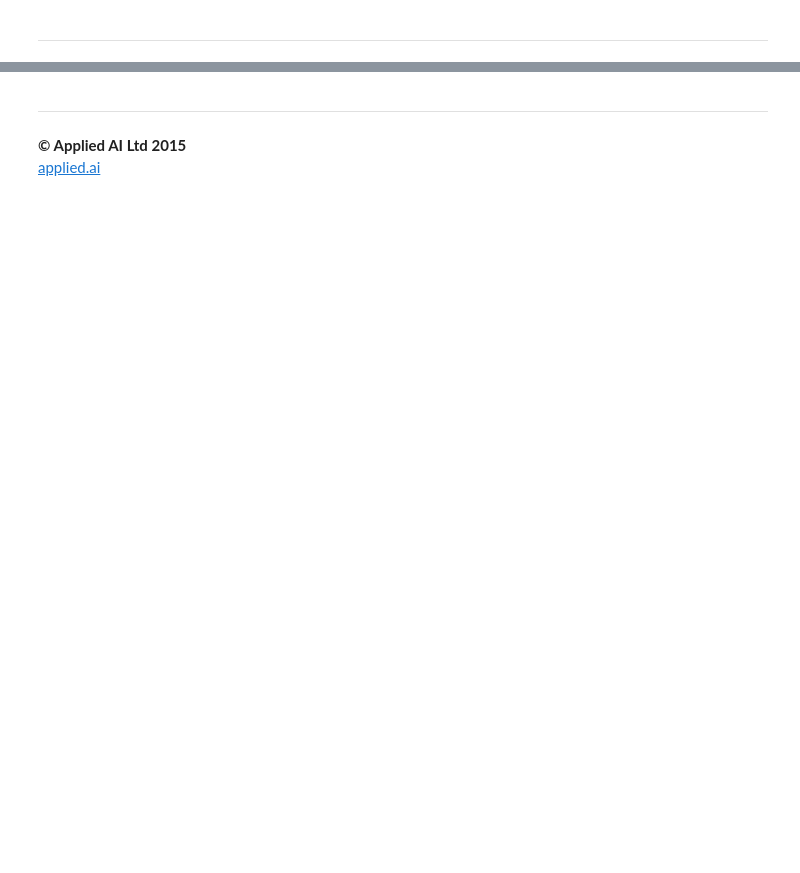
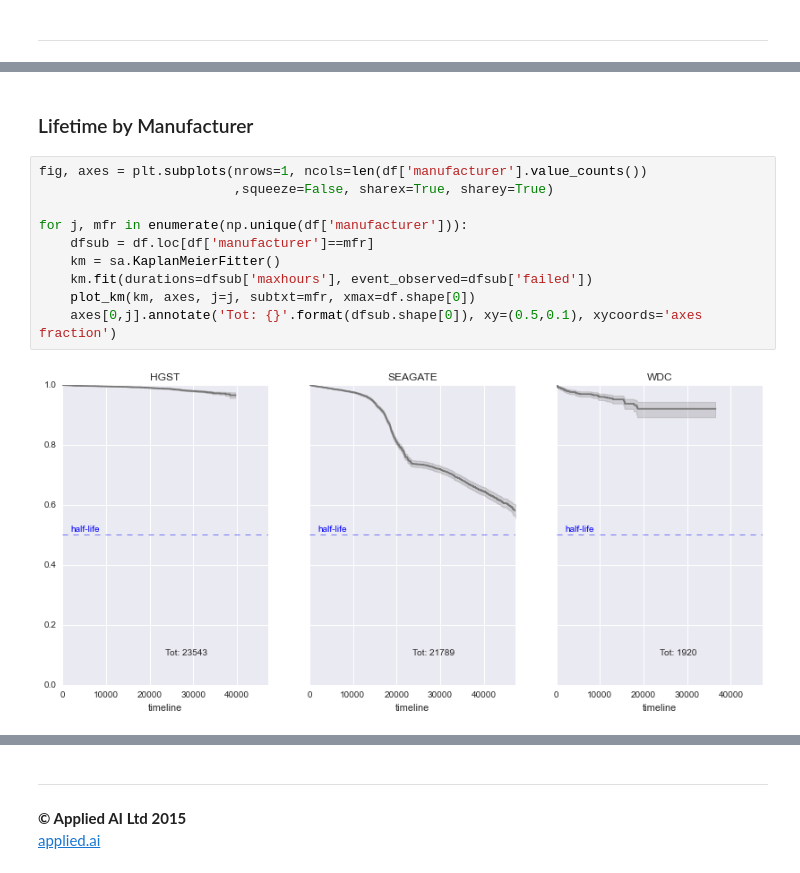
Before and after one commit to vnnw/appliedai_survivalhdd, a Jupyter notebook: 03_KaplanMeierModel.ipynb, the cells around one changed output, grey strips where cells are left out. Drawn from its saved outputs; the diff is of its cells as text; blank space fills up the shorter version.

```diff
--- a/03_KaplanMeierModel.ipynb
+++ b/03_KaplanMeierModel.ipynb
@@ -230,0 +145,14 @@ for i, cap in enumerate(np.unique(df['capacity'])):
+# %% [markdown]
+### Lifetime by Manufacturer
+# %%
+fig, axes = plt.subplots(nrows=1, ncols=len(df['manufacturer'].value_counts())
+                         ,squeeze=False, sharex=True, sharey=True)
+
+for j, mfr in enumerate(np.unique(df['manufacturer'])):
+    dfsub = df.loc[df['manufacturer']==mfr]
+    km = sa.KaplanMeierFitter()
+    km.fit(durations=dfsub['maxhours'], event_observed=dfsub['failed'])
+    plot_km(km, axes, j=j, subtxt=mfr, xmax=df.shape[0])
+    axes[0,j].annotate('Tot: {}'.format(dfsub.shape[0]), xy=(0.5,0.1), xycoords='axes fraction')
+# %% [output]
+[figure, added]
```
Also changed, not shown: parts of 40 cells of this notebook, 3 other files.
